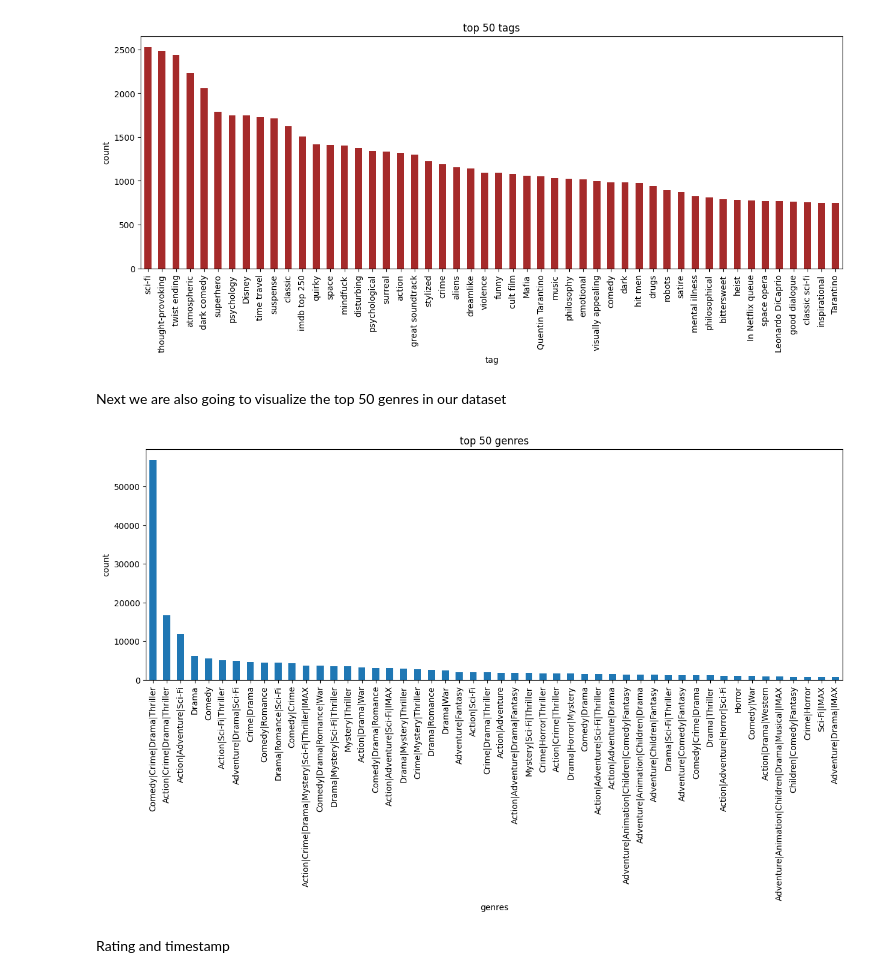
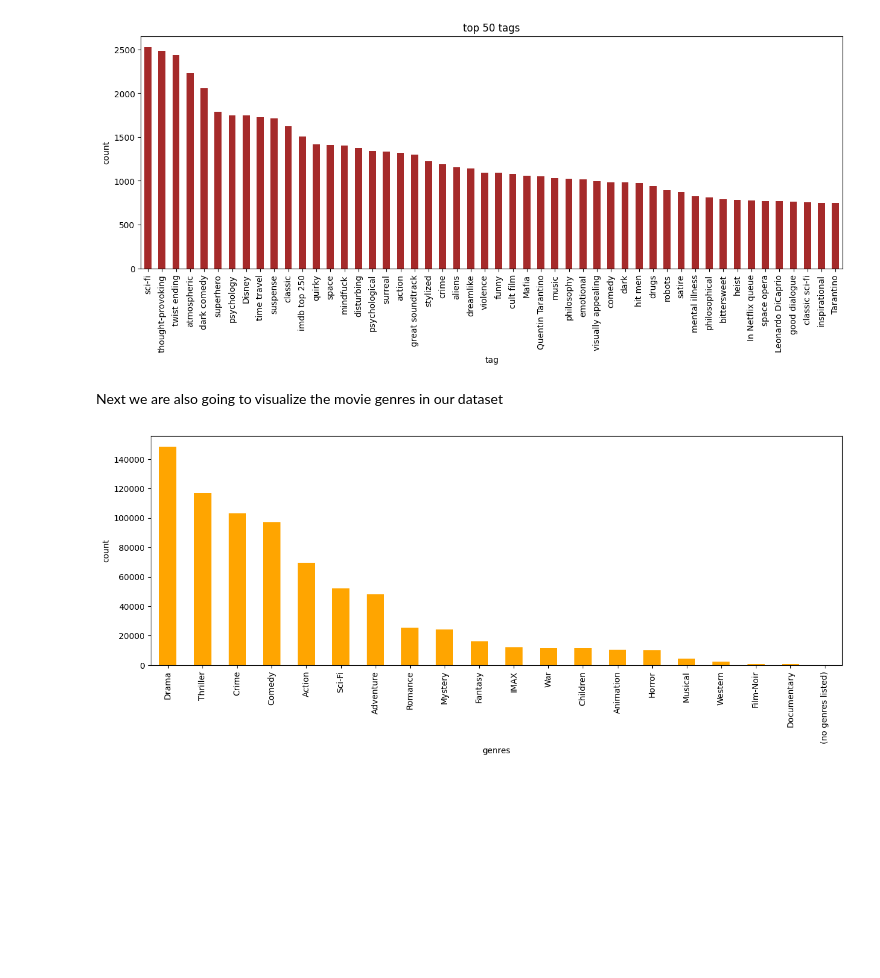
Before and after one commit to mercytegekson/Movie-Recommendation-System-, a Jupyter notebook: index.ipynb, the cells around one changed output. Saved outputs shown, nothing was run; the diff lists cells and outputs as text; code cells hidden in the pictures; blank space fills up the shorter version.

```diff
--- a/index.ipynb
+++ b/index.ipynb
@@ -157,6 +158,8 @@ Changing rating timestamp and tag timestamp to human readable format for easy an
 #using utcfromtimestamp method from datetime module to convert timestamps to human readable format
 merged_data["rating_timestamp"] = merged_data["timestamp_x"].apply(lambda x: datetime.utcfromtimestamp(x).strftime('%Y-%m-%d %H:%M:%S'))
 merged_data["tag_timestamp"] = merged_data["timestamp_y"].apply(lambda x: datetime.utcfromtimestamp(x).strftime('%Y-%m-%d %H:%M:%S'))
+merged_data["rating_timestamp"] = pd.to_datetime(merged_data["rating_timestamp"])
+merged_data["tag_timestamp"] = pd.to_datetime(merged_data["tag_timestamp"])
 merged_data.drop(columns=["timestamp_x", "timestamp_y"], axis= 1, inplace= True)
 merged_data.head()
 # %% [output]
@@ -258,17 +232,16 @@ plt.show();
 # %% [output]
 [figure]
 # %% [markdown]
-Next we are also going to visualize the top 50 genres in our dataset
+Next we are also going to visualize the movie genres in our dataset
 # %%
-tags_to_plot = merged_data["genres"].value_counts().head(50)
+#getting each count of unique genre
+genre_to_plot = merged_data["genres"].str.split("|", expand= True).stack().value_counts()
 #plotting a barplot using matplotlib
 fig, ax = plt.subplots(figsize = (15,5))
-tags_to_plot.plot(kind = "bar")
-plt.title("top 50 genres")
+genre_to_plot.plot(kind = "bar", color = "orange")
+sns.countplot()
 plt.xlabel("genres")
 plt.ylabel("count")
 plt.show();
 # %% [output]
-[figure, old version]
+[figure, new version]
-# %% [markdown]
-Rating and timestamp
```
Also changed, not shown: parts of 12 cells of this notebook, 1 other file.
